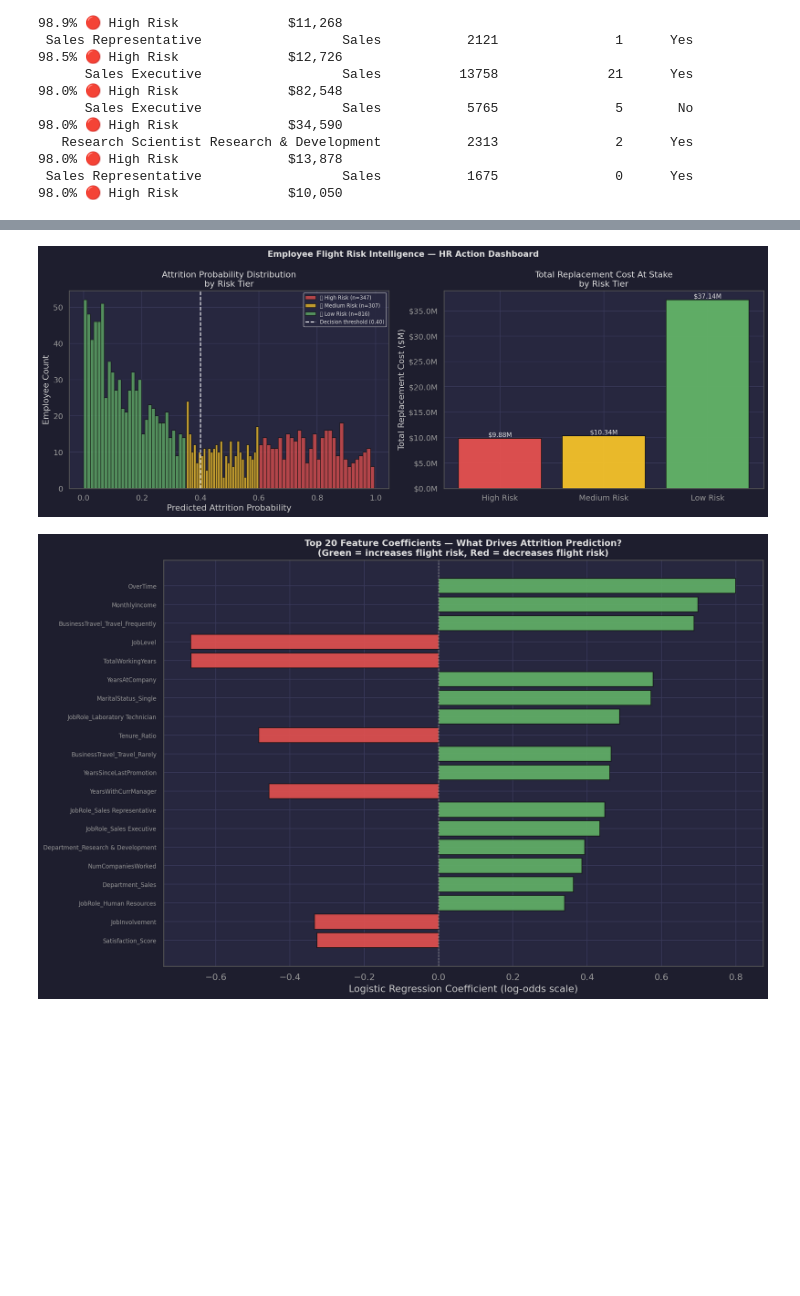
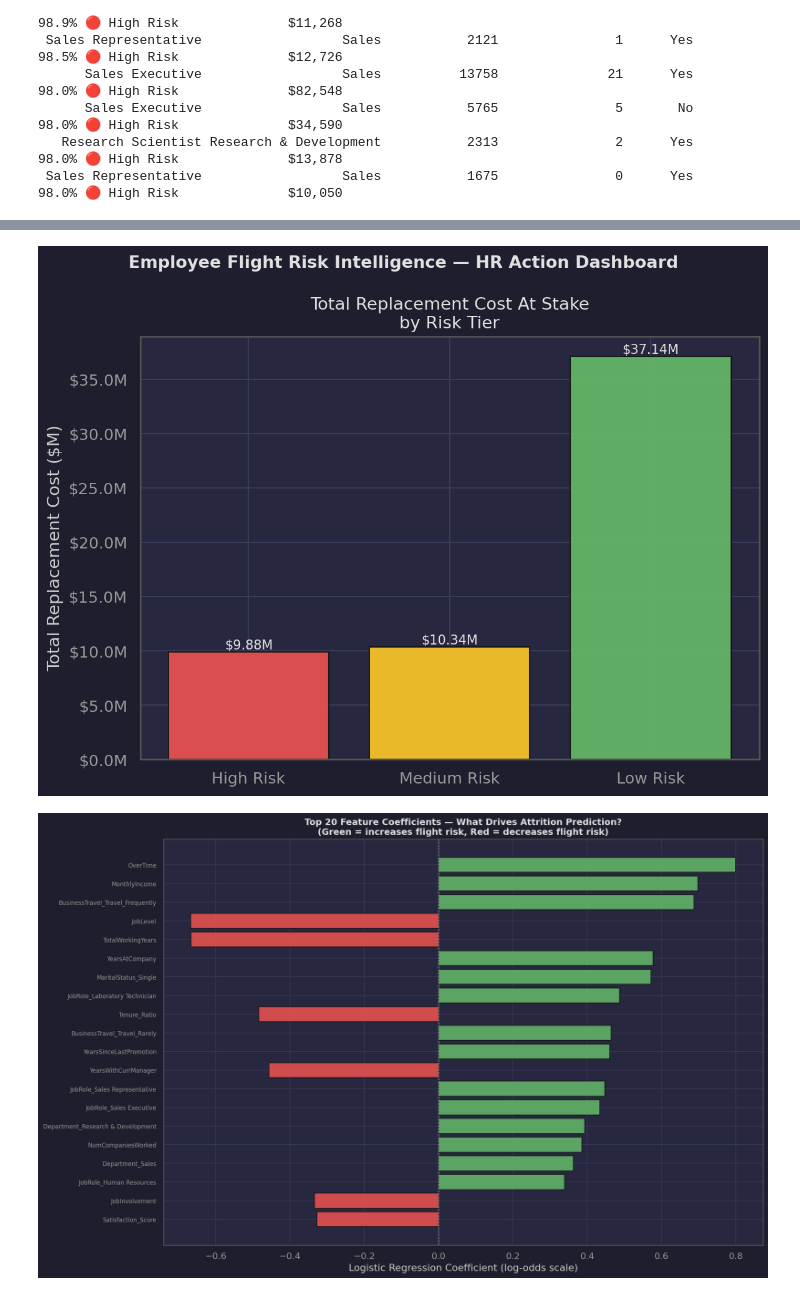
Before and after one commit to PrajwalKapnoor/-bank-churn-visual-eda, a Jupyter notebook: employee_attrition_predictor.ipynb, the cells around one changed output, grey strips where cells are left out. Drawn from its saved outputs; the diff is of its cells as text; code cells hidden in the pictures; blank space fills up the shorter version.

```diff
--- a/employee_attrition_predictor.ipynb
+++ b/employee_attrition_predictor.ipynb
@@ -787,52 +807,34 @@ Laboratory Technician Research & Development           3172               0
 # %%
 
-fig, axes = plt.subplots(1, 2, figsize=(16, 6))
+# ─────────────────────────────────────────────────────────────────────────────
+# PLOT 2 — Total Replacement Cost At Stake by Risk Tier
+# ─────────────────────────────────────────────────────────────────────────────
+
+fig, ax = plt.subplots(figsize=(8, 6))
 fig.suptitle("Employee Flight Risk Intelligence — HR Action Dashboard",
              fontsize=13, color="#e0e0e0", fontweight="bold")
 
-# Panel 1 — Attrition probability distribution coloured by risk tier
-ax = axes[0]
-tier_palette = {"🔴 High Risk": "#ef5350",
-                "🟡 Medium Risk": "#ffca28",
-                "🟢 Low Risk": "#66bb6a"}
-for tier, color in tier_palette.items():
-    subset = risk_df[risk_df["Risk_Tier"] == tier]["Attrition_Probability"]
-    ax.hist(subset, bins=30, alpha=0.7, color=color,
-            label=f"{tier} (n={len(subset)})", edgecolor="#111")
-ax.axvline(best_thresh, color="#fff", lw=1.5, ls="--",
-           label=f"Decision threshold ({best_thresh:.2f})")
-ax.set_title("Attrition Probability Distribution\nby Risk Tier",
-             color="#e0e0e0")
-ax.set_xlabel("Predicted Attrition Probability")
-ax.set_ylabel("Employee Count")
-ax.legend(fontsize=8)
-
-# Panel 2 — Total replacement cost at stake by risk tier
-ax = axes[1]
 tier_order  = ["🔴 High Risk", "🟡 Medium Risk", "🟢 Low Risk"]
 tier_costs  = [tier_summary.loc[t, "Total_At_Stake"] / 1e6
                if t in tier_summary.index else 0
                for t in tier_order]
 tier_colors = ["#ef5350", "#ffca28", "#66bb6a"]
 bars = ax.bar([t.split(" ", 1)[1] for t in tier_order],
               tier_costs, color=tier_colors, edgecolor="#111", alpha=0.9)
 ax.set_title("Total Replacement Cost At Stake\nby Risk Tier",
              color="#e0e0e0")
 ax.set_ylabel("Total Replacement Cost ($M)")
 ax.yaxis.set_major_formatter(mticker.FuncFormatter(
     lambda x, _: f"${x:.1f}M"))
 for bar, val in zip(bars, tier_costs):
     ax.text(bar.get_x() + bar.get_width() / 2, bar.get_height() + 0.01,
             f"${val:.2f}M", ha="center", va="bottom",
             fontsize=10, color="#e0e0e0")
 
 plt.tight_layout()
 plt.show()
-
-
-# ─────────────────────────────────────────────────────────────────────────────
 # %% [output]
-[figure, old version]
+[figure, new version]
 # %%
 
 
```
Also changed, not shown: parts of 11 cells of this notebook.
